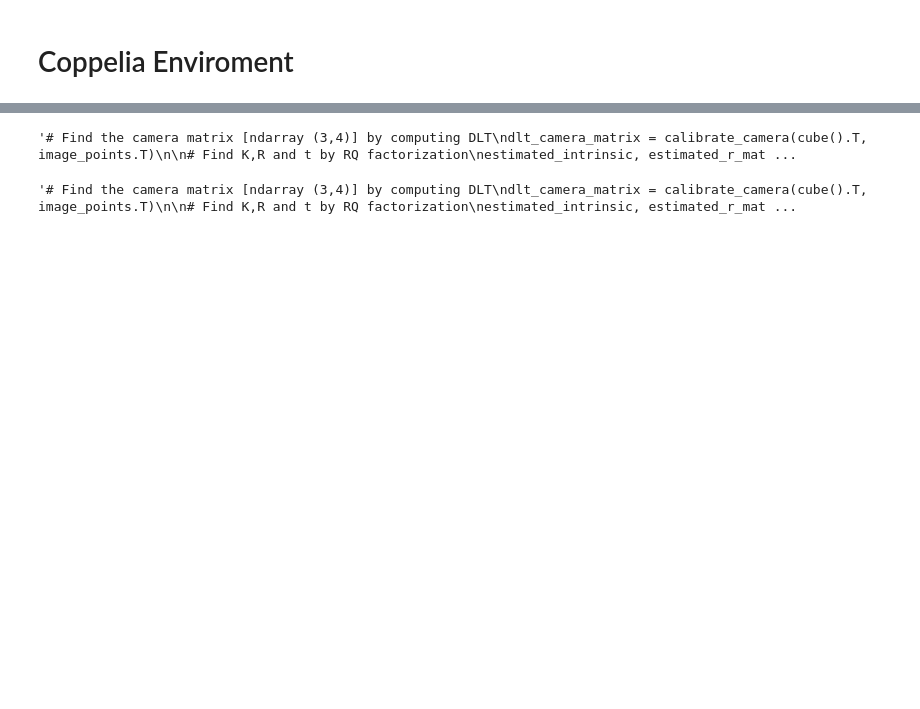
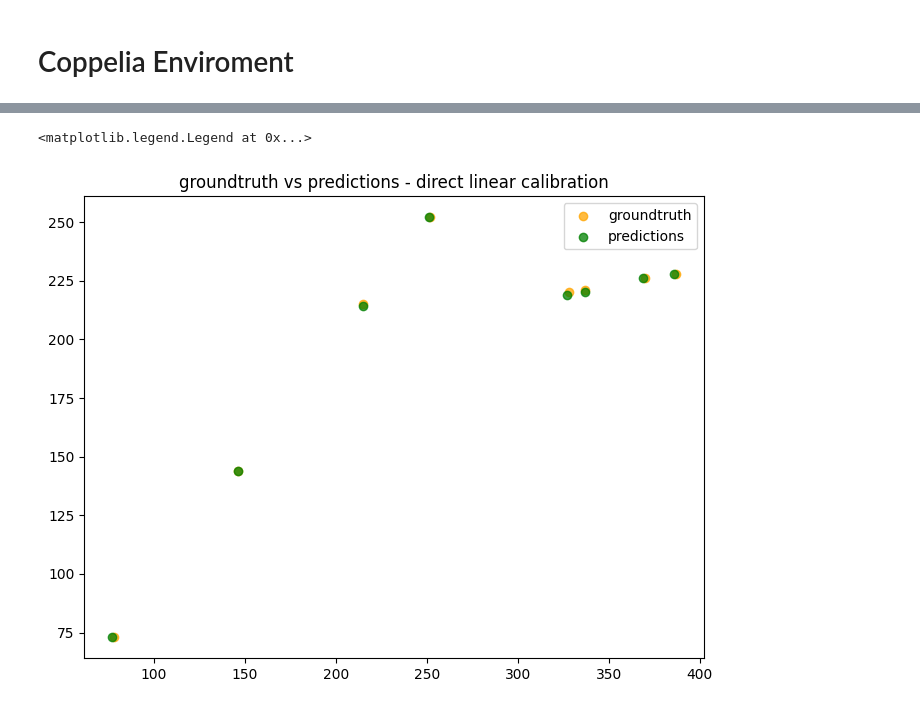
Before and after one commit to loolirer/Rigid-Body-Tracking, a Jupyter notebook: Studies/Camera Calibratrion.ipynb, the cells around one changed output, grey strips where cells are left out. Cells and saved outputs as stored; diff of their text form; code cells hidden in the pictures; blank space fills up the shorter version.

```diff
--- a/Studies/Camera Calibratrion.ipynb
+++ b/Studies/Camera Calibratrion.ipynb
@@ -359,0 +345,19 @@ image_points.T'''
+# %%
+# Find the camera matrix [ndarray (3,4)] by computing DLT
+dlt_camera_matrix = calibrate_camera(points_to_project[:-1,:].T, projected_points.T)
+
+estimated_image_points = perspective_projection(points_to_project,dlt_camera_matrix)
+
+print("The ground truth camera matrix: \n", projection_matrix)
+
+print("Estimated image points \n", estimated_image_points)
+print("Ground truth projected points: \n", projected_points)
+
+# Create the image viewer
+image = Feed('Camera Image', resolution, graphical=True)
+
+# Adding the projected points to the scene
+image.add_points(estimated_image_points, 'Image Point', 'black')
+
+# Plot image
+image.figure.show(renderer='notebook_connected')
@@ -360,53 +380,32 @@ image_points.T'''
 # %%
 '''# Find the camera matrix [ndarray (3,4)] by computing DLT
 dlt_camera_matrix = calibrate_camera(cube().T, image_points.T)
 
 # Find K,R and t by RQ factorization
 estimated_intrinsic, estimated_r_matrix, estimated_t_vector = extract_camera_parameters(dlt_camera_matrix)
 
 # Create the estimated extrinsic matrix
 estimated_extrinsic = join_homo(estimated_r_matrix,estimated_t_vector.reshape(-1,1))
-estimated_extrinsic = estimated_extrinsic[:-1,:]
+estimated_extrinsic = estimated_extrinsic[:-1,:]'''
 
 # Project the world points using the estimated parameters
 
-estimated_image_points = project_points(estimated_intrinsic,estimated_extrinsic,cube())
+fig = plt.figure(figsize=(8, 6))
+ax = fig.add_subplot(111)
 
-estimated_image_points
-plot_image_points(estimated_image_points)
-cube().shape[1]'''
+for i in range(cube().shape[1]):
+    if i == 0:
+        o_label = "groundtruth"
+        g_label = "predictions"
+    else:
+        o_label = ""
+        g_label = ""
+
+    ax.scatter(*projected_points.reshape(-1, 2)[i], color="orange", alpha=0.75, label=o_label)
+    ax.scatter(*estimated_image_points.reshape(-1, 2)[i], color="green", alpha=0.75, label=g_label)
+
+ax.set_title("groundtruth vs predictions - direct linear calibration")
+ax.legend()
 # %% [output]
-'# Find the camera matrix [ndarray (3,4)] by computing DLT\ndlt_camera_matrix = calibrate_camera(cube().T, image_points.T)\n\n# Find K,R and t by RQ factorization\nestimated_intrinsic, estimated_r_mat ...
+<matplotlib.legend.Legend at 0x...>
+[figure, added]
-# %%
-'''# Find the camera matrix [ndarray (3,4)] by computing DLT
-dlt_camera_matrix = calibrate_camera(cube().T, image_points.T)
-
-# Find K,R and t by RQ factorization
-estimated_intrinsic, estimated_r_matrix, estimated_t_vector = extract_camera_parameters(dlt_camera_matrix)
-
-# Create the estimated extrinsic matrix
-estimated_extrinsic = join_homo(estimated_r_matrix,estimated_t_vector.reshape(-1,1))
-estimated_extrinsic = estimated_extrinsic[:-1,:]
-
-# Project the world points using the estimated parameters
-
-estimated_image_points = project_points(estimated_intrinsic,estimated_extrinsic,cube())
-
-fig = plt.figure(figsize=(8, 6))
-ax = fig.add_subplot(111)
-
-for i in range(cube().shape[1]):
-    if i == 0:
-        o_label = "groundtruth"
-        g_label = "predictions"
-    else:
-        o_label = ""
-        g_label = ""
-
-    ax.scatter(*image_points.reshape(-1, 2)[i], color="orange", alpha=0.75, label=o_label)
-    ax.scatter(*estimated_image_points.reshape(-1, 2)[i], color="green", alpha=0.75, label=g_label)
-
-ax.set_title("groundtruth vs predictions - direct linear calibration")
-ax.legend()'''
-# %% [output]
-'# Find the camera matrix [ndarray (3,4)] by computing DLT\ndlt_camera_matrix = calibrate_camera(cube().T, image_points.T)\n\n# Find K,R and t by RQ factorization\nestimated_intrinsic, estimated_r_mat ...
```
Also changed, not shown: parts of 19 cells of this notebook, 7 other files.
